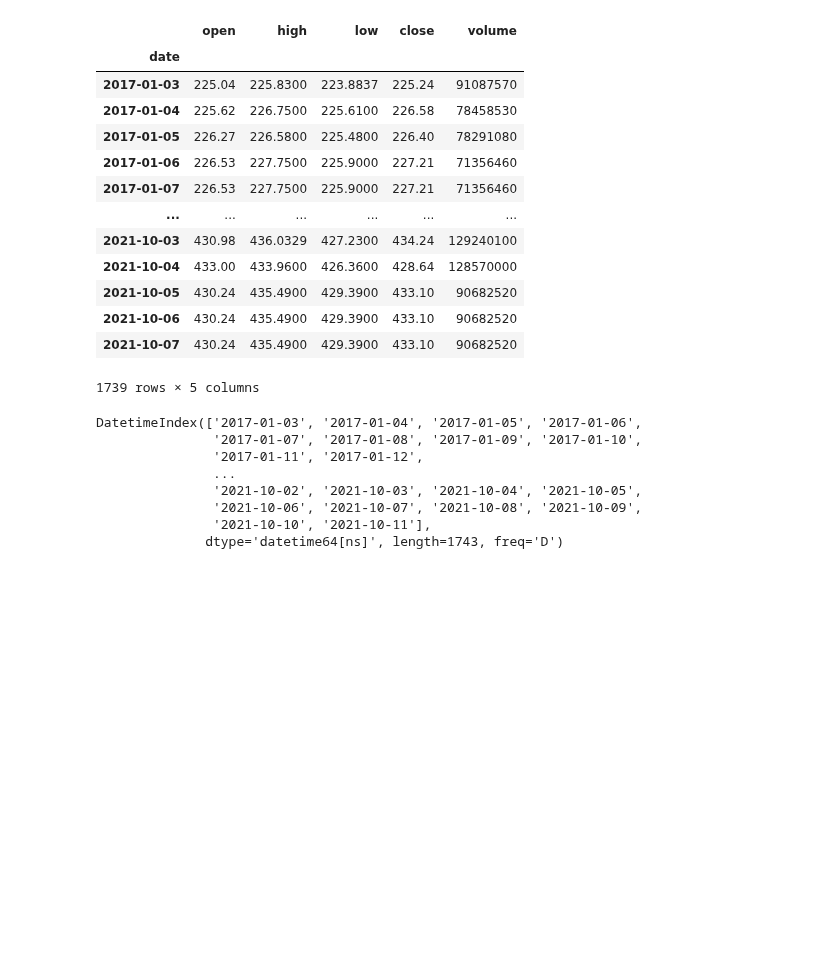
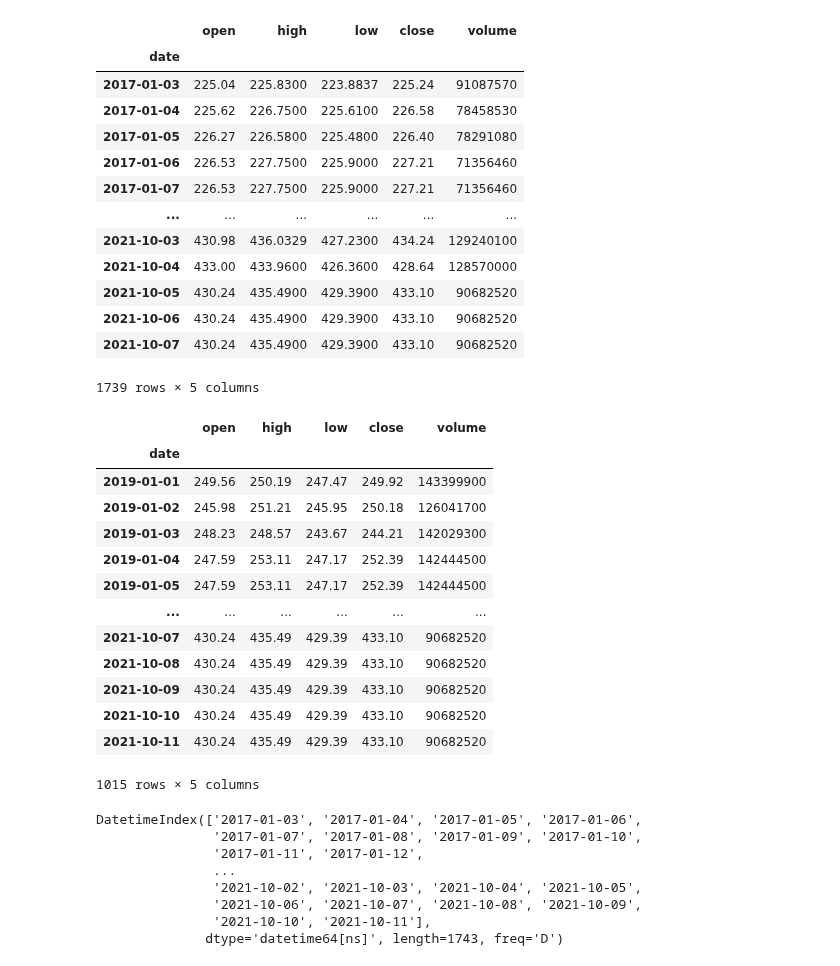
Before and after one commit to jonhilgart22/go-trader, a Jupyter notebook: notebooks/bollinger_bands_and_coinbase_data.ipynb, the cells around one changed output. Saved outputs shown, nothing was run; the diff lists cells and outputs as text; code cells hidden in the pictures; blank space fills up the shorter version.

```diff
--- a/notebooks/bollinger_bands_and_coinbase_data.ipynb
+++ b/notebooks/bollinger_bands_and_coinbase_data.ipynb
@@ -114,6 +117,23 @@ spy_df
 | 2021-10-06 | 430.24 | 435.4900 | 429.3900 | 433.10 | 90682520 |
 | 2021-10-07 | 430.24 | 435.4900 | 429.3900 | 433.10 | 90682520 |
 1739 rows × 5 columns
+# %%
+spy_df.last("3Y")
+# %% [output]
+|  | open | high | low | close | volume |
+| date |  |  |  |  |  |
+| 2019-01-01 | 249.56 | 250.19 | 247.47 | 249.92 | 143399900 |
+| 2019-01-02 | 245.98 | 251.21 | 245.95 | 250.18 | 126041700 |
+| 2019-01-03 | 248.23 | 248.57 | 243.67 | 244.21 | 142029300 |
+| 2019-01-04 | 247.59 | 253.11 | 247.17 | 252.39 | 142444500 |
+| 2019-01-05 | 247.59 | 253.11 | 247.17 | 252.39 | 142444500 |
+| ... | ... | ... | ... | ... | ... |
+| 2021-10-07 | 430.24 | 435.49 | 429.39 | 433.10 | 90682520 |
+| 2021-10-08 | 430.24 | 435.49 | 429.39 | 433.10 | 90682520 |
+| 2021-10-09 | 430.24 | 435.49 | 429.39 | 433.10 | 90682520 |
+| 2021-10-10 | 430.24 | 435.49 | 429.39 | 433.10 | 90682520 |
+| 2021-10-11 | 430.24 | 435.49 | 429.39 | 433.10 | 90682520 |
+1015 rows × 5 columns
 # %%
 idx = pd.date_range(spy_df.index.min(), datetime.datetime.utcnow().date())
 # %%
```
Also changed, not shown: parts of 3 cells of this notebook, 8 other files.
